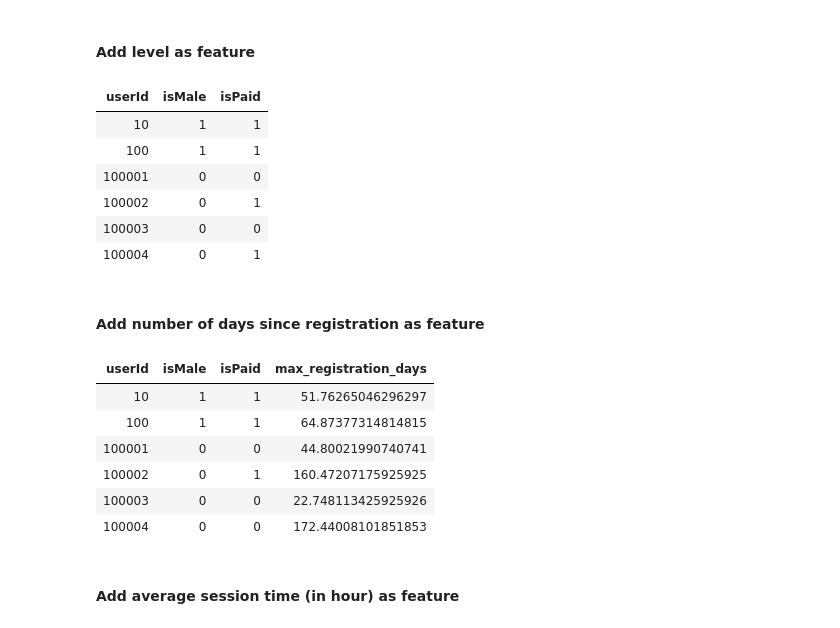
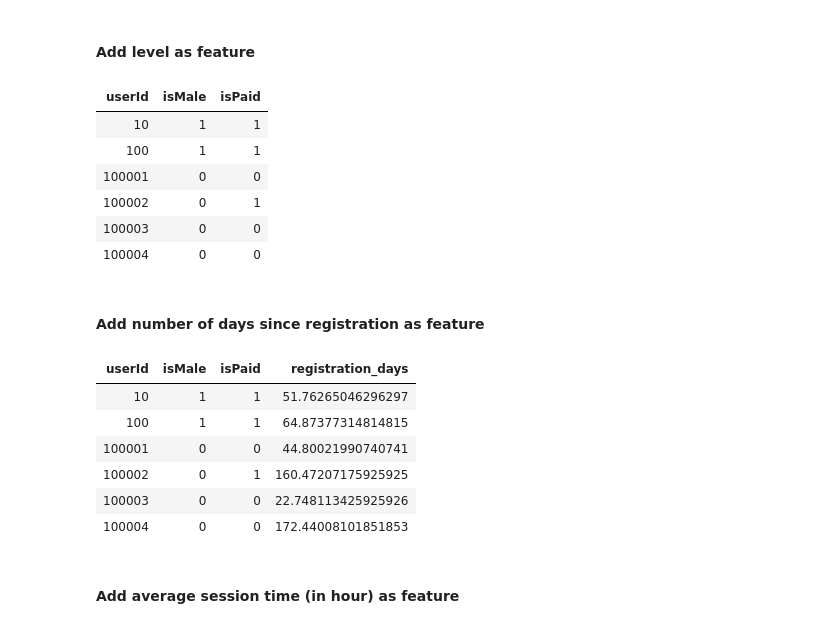
Before and after one commit to thanhta/Sparkify-Churn-Prediction, a Jupyter notebook: Sparkify_Churn.ipynb, the cells around one changed output. Cells and saved outputs as stored; diff of their text form; code cells hidden in the pictures.

```diff
--- a/Sparkify_Churn.ipynb
+++ b/Sparkify_Churn.ipynb
@@ -534,40 +556,40 @@ display(features_df.head(6))
 #### Add level as feature
 # %%
 # Define a user-defined function to create a new column to change categorical "level" column to numeric.
-convert_gender_numeric = udf(lambda x: 1 if x == 'paid' else 0, IntegerType())
+convert_level_numeric = udf(lambda x: 1 if x == 'paid' else 0, IntegerType())
 # Apply the udf to create a new numeric "level" column
-clean_event_df = clean_event_df.withColumn('isPaid', convert_gender_numeric(clean_event_df.level))
+clean_event_df = clean_event_df.withColumn('isPaid', convert_level_numeric(clean_event_df.level))
 
 # Take the userId info and level for adding the level info into features dataframe
 levels_df = clean_event_df.dropDuplicates(['userId']).select(['userId', 'isPaid']) \
                                                                 .groupby('userId').agg(max('isPaid')) \
                                                                 .withColumnRenamed('max(isPaid)', 'isPaid')
 
 # add the level column into features dataframe
 features_df = features_df.join(levels_df, 'userId', 'outer')
 display(features_df.head(6))
 # %% [output]
 | userId | isMale | isPaid |
 | 10 | 1 | 1 |
 | 100 | 1 | 1 |
 | 100001 | 0 | 0 |
 | 100002 | 0 | 1 |
 | 100003 | 0 | 0 |
-| 100004 | 0 | 1 |
+| 100004 | 0 | 0 |
 # %% [markdown]
 #### Add number of days since registration as feature
 # %%
 max_register_days_df = clean_event_df.groupby(['userId', 'ts', 'registration']).count() \
                     .withColumn('register_days', (clean_event_df.ts - clean_event_df.registration) / (1000*60*60*24) ) \
                     .groupBy('userId').agg(max('register_days')) \
-                    .withColumnRenamed('max(register_days)', 'max_registration_days')
+                    .withColumnRenamed('max(register_days)', 'registration_days')
 #display(max_register_days_df)
 
 # add the max_registration_days column into features dataframe
 features_df = features_df.join(max_register_days_df, 'userId', 'outer')
 display(features_df.head(6))
 # %% [output]
-| userId | isMale | isPaid | max_registration_days |
+| userId | isMale | isPaid | registration_days |
 | 10 | 1 | 1 | 51.76265046296297 |
 | 100 | 1 | 1 | 64.87377314814815 |
 | 100001 | 0 | 0 | 44.80021990740741 |
```
Also changed, not shown: parts of 42 cells of this notebook, 1 other file.
